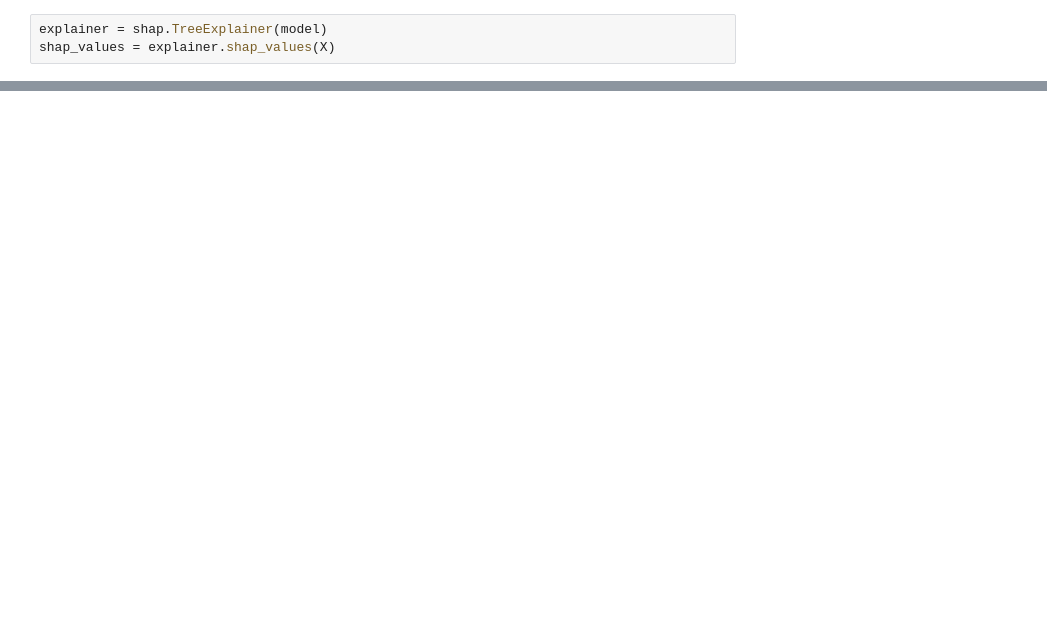
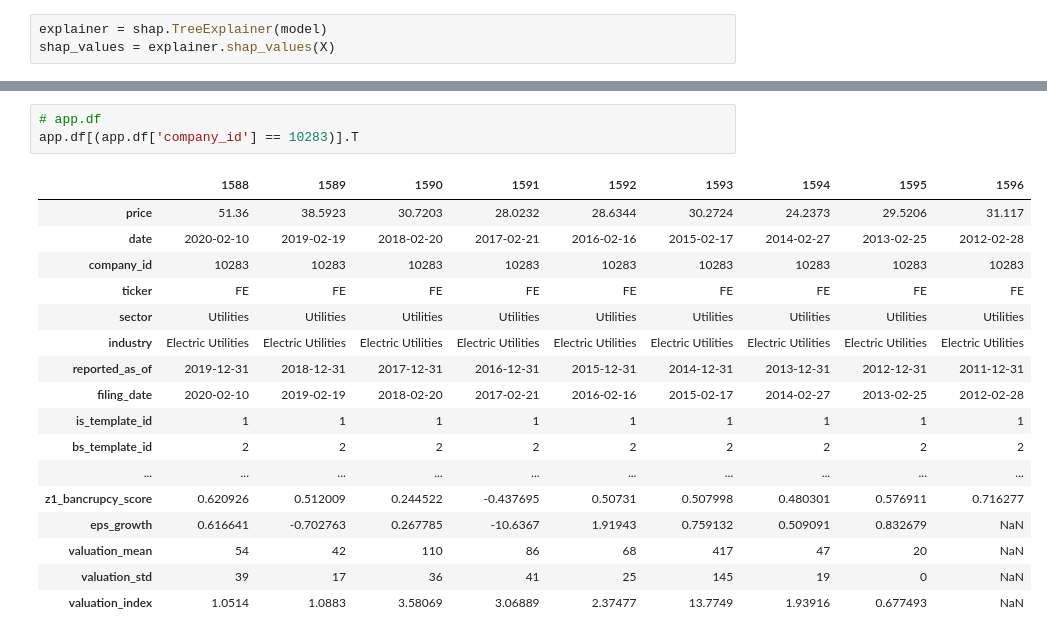
Before and after one commit to Pra10sun/codebase, a Jupyter notebook: apps/income_prediction/eda/Shap Values.ipynb, the cells around one changed output, grey strips where cells are left out. Drawn from its saved outputs; the diff is of its cells as text; blank space fills up the shorter version.

```diff
--- a/apps/income_prediction/eda/Shap Values.ipynb
+++ b/apps/income_prediction/eda/Shap Values.ipynb
@@ -147 +146,22 @@ True Best:  0.000 (0.000)
 True Worst: 0.000 (0.000)
+# %%
+# app.df
+app.df[(app.df['company_id'] == 10283)].T
+# %% [output]
+|  | 1588 | 1589 | 1590 | 1591 | 1592 | 1593 | 1594 | 1595 | 1596 |
+| price | 51.36 | 38.5923 | 30.7203 | 28.0232 | 28.6344 | 30.2724 | 24.2373 | 29.5206 | 31.117 |
+| date | 2020-02-10 | 2019-02-19 | 2018-02-20 | 2017-02-21 | 2016-02-16 | 2015-02-17 | 2014-02-27 | 2013-02-25 | 2012-02-28 |
+| company_id | 10283 | 10283 | 10283 | 10283 | 10283 | 10283 | 10283 | 10283 | 10283 |
+| ticker | FE | FE | FE | FE | FE | FE | FE | FE | FE |
+| sector | Utilities | Utilities | Utilities | Utilities | Utilities | Utilities | Utilities | Utilities | Utilities |
+| industry | Electric Utilities | Electric Utilities | Electric Utilities | Electric Utilities | Electric Utilities | Electric Utilities | Electric Utilities | Electric Utilities | Electric Utilities |
+| reported_as_of | 2019-12-31 | 2018-12-31 | 2017-12-31 | 2016-12-31 | 2015-12-31 | 2014-12-31 | 2013-12-31 | 2012-12-31 | 2011-12-31 |
+| filing_date | 2020-02-10 | 2019-02-19 | 2018-02-20 | 2017-02-21 | 2016-02-16 | 2015-02-17 | 2014-02-27 | 2013-02-25 | 2012-02-28 |
+| is_template_id | 1 | 1 | 1 | 1 | 1 | 1 | 1 | 1 | 1 |
+| bs_template_id | 2 | 2 | 2 | 2 | 2 | 2 | 2 | 2 | 2 |
+| ... | ... | ... | ... | ... | ... | ... | ... | ... | ... |
+| z1_bancrupcy_score | 0.620926 | 0.512009 | 0.244522 | -0.437695 | 0.50731 | 0.507998 | 0.480301 | 0.576911 | 0.716277 |
+| eps_growth | 0.616641 | -0.702763 | 0.267785 | -10.6367 | 1.91943 | 0.759132 | 0.509091 | 0.832679 | NaN |
+| valuation_mean | 54 | 42 | 110 | 86 | 68 | 417 | 47 | 20 | NaN |
+| valuation_std | 39 | 17 | 36 | 41 | 25 | 145 | 19 | 0 | NaN |
+| valuation_index | 1.0514 | 1.0883 | 3.58069 | 3.06889 | 2.37477 | 13.7749 | 1.93916 | 0.677493 | NaN |
```
Also changed, not shown: parts of 6 cells of this notebook, 10 other files.
